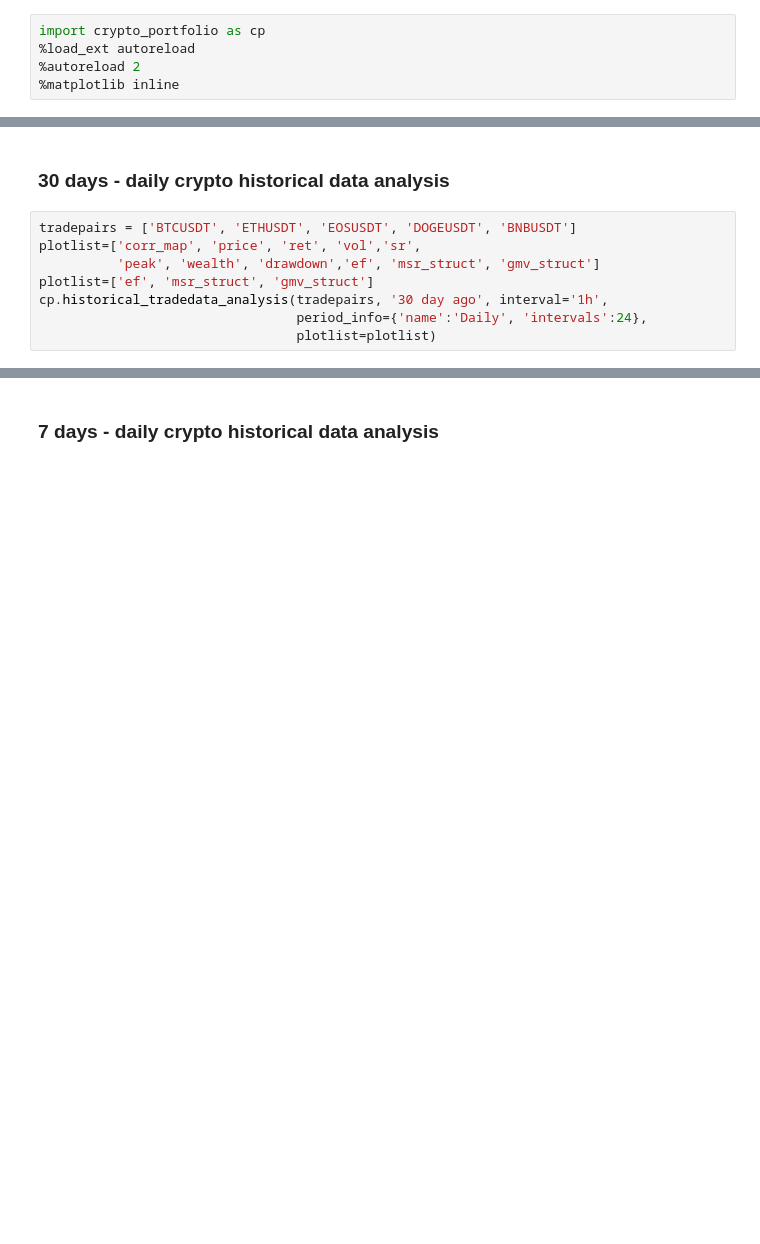
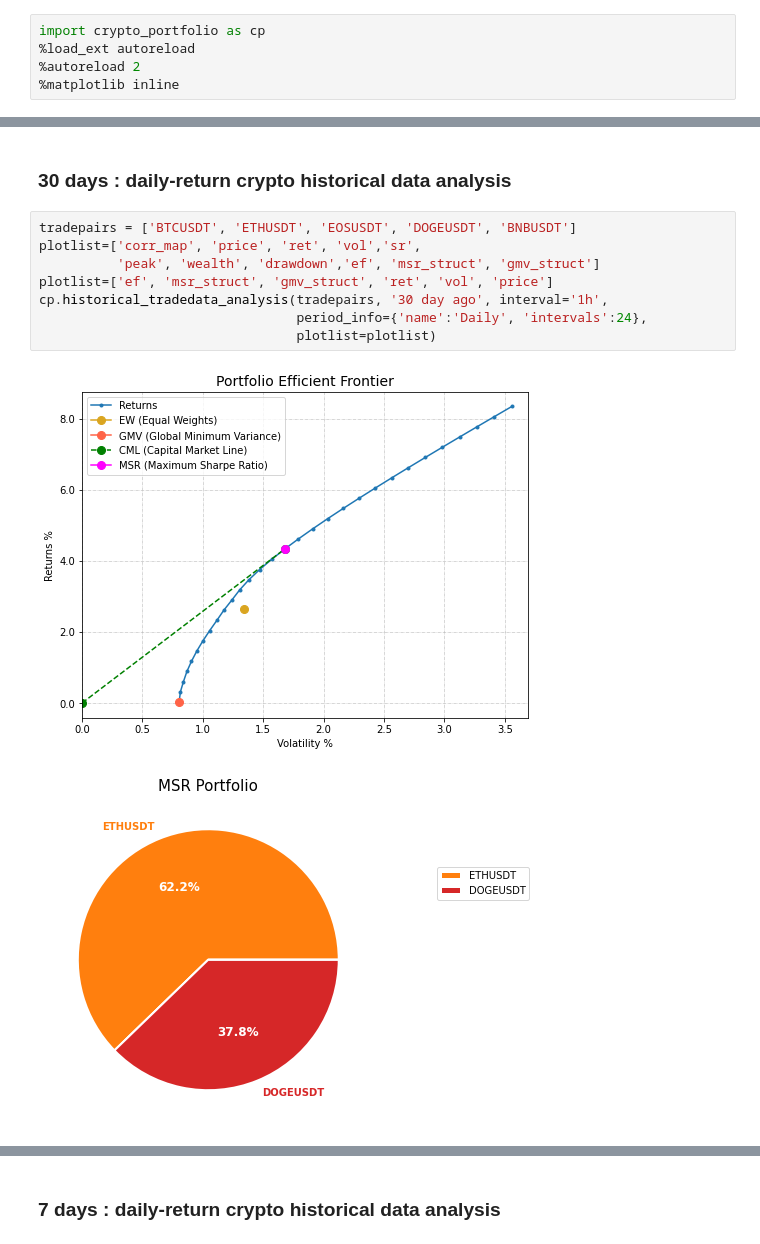
Before and after one commit to sushenghua/CryptoPortfolioDemo, a Jupyter notebook: binance_crypto.ipynb, the cells around one changed output, grey strips where cells are left out. Cells and saved outputs as stored; diff of their text form; blank space fills up the shorter version.

```diff
--- a/binance_crypto.ipynb
+++ b/binance_crypto.ipynb
@@ -21,10 +28,13 @@ cp.historical_tradedata_analysis(tradepairs, '2 year ago', interval='1d',
 # %% [markdown]
-### 30 days - daily crypto historical data analysis
+### 30 days : daily-return crypto historical data analysis
 # %%
 tradepairs = ['BTCUSDT', 'ETHUSDT', 'EOSUSDT', 'DOGEUSDT', 'BNBUSDT']
 plotlist=['corr_map', 'price', 'ret', 'vol','sr',
           'peak', 'wealth', 'drawdown','ef', 'msr_struct', 'gmv_struct']
-plotlist=['ef', 'msr_struct', 'gmv_struct']
+plotlist=['ef', 'msr_struct', 'gmv_struct', 'ret', 'vol', 'price']
 cp.historical_tradedata_analysis(tradepairs, '30 day ago', interval='1h',
                                  period_info={'name':'Daily', 'intervals':24},
                                  plotlist=plotlist)
+# %% [output]
+[figure, added]
+[figure, added]
@@ -31,5 +49,5 @@ cp.historical_tradedata_analysis(tradepairs, '30 day ago', interval='1h',
 # %% [markdown]
-### 7 days - daily crypto historical data analysis
+### 7 days : daily-return crypto historical data analysis
 # %%
 tradepairs = ['BTCUSDT', 'ETHUSDT', 'EOSUSDT', 'DOGEUSDT']
 plotlist=['corr_map', 'price', 'ret', 'vol','sr',
```
Also changed, not shown: parts of 8 cells of this notebook.
